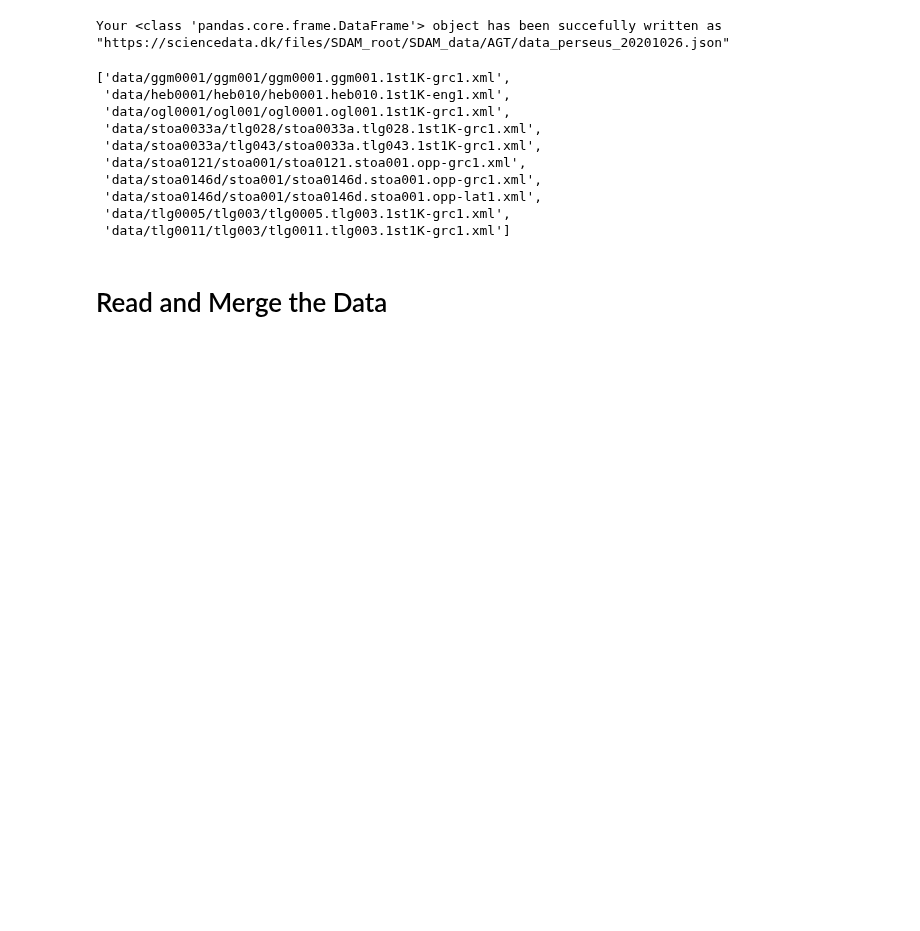
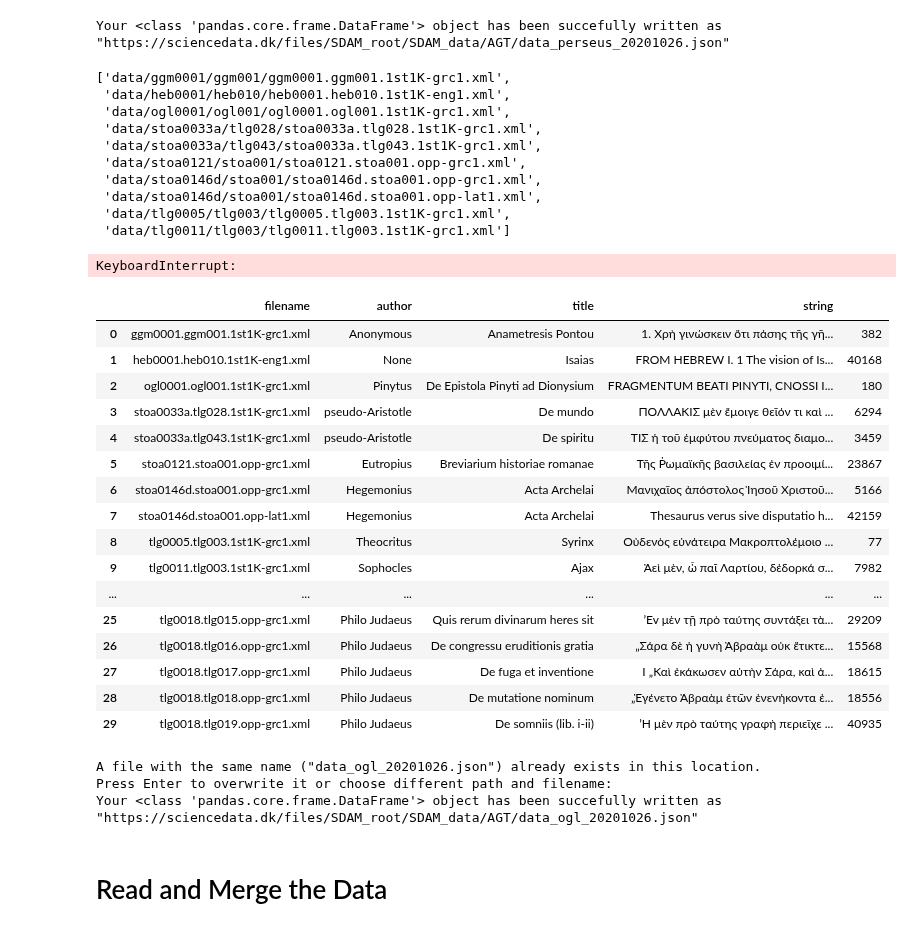
Before and after one commit to sdam-au/LAGT, a Jupyter notebook: scripts/1_DATA-EXTRACTION.ipynb, the cells around one changed output. Cells and saved outputs as stored; diff of their text form; code cells hidden in the pictures; blank space fills up the shorter version.

```diff
--- a/scripts/1_DATA-EXTRACTION.ipynb
+++ b/scripts/1_DATA-EXTRACTION.ipynb
@@ -393,7 +393,6 @@ for filepath in paths_ogl:
             raw_text.append(p.get_text())
         p_string = " ".join(raw_text)
         # extract l string
-        all_l = soup.body.find_all("l")
         raw_text = []
         all_l = soup.body.find_all("l")
         for line in all_l:
@@ -430,11 +429,35 @@ for filepath in paths_ogl:
         title = None
     data.append([filepath.rpartition("/")[2], author, title, string, wordcount])
 print(len(data))
+# %% [output]
+KeyboardInterrupt:
 # %%
-data_ogl = pd.DataFrame(data, columns=["filename", "author", "title", "string", ""])
+data_ogl = pd.DataFrame(data, columns=["filename", "author", "title", "string", "wordcount"])
 data_ogl.head(30)
+# %% [output]
+|  | filename | author | title | string |  |
+| 0 | ggm0001.ggm001.1st1K-grc1.xml | Anonymous | Anametresis Pontou | 1. Χρὴ γινώσκειν ὅτι πάσης τῆς γῆ... | 382 |
+| 1 | heb0001.heb010.1st1K-eng1.xml | None | Isaias | FROM HEBREW I. 1 The vision of Is... | 40168 |
+| 2 | ogl0001.ogl001.1st1K-grc1.xml | Pinytus | De Epistola Pinyti ad Dionysium | FRAGMENTUM BEATI PINYTI, CNOSSI I... | 180 |
+| 3 | stoa0033a.tlg028.1st1K-grc1.xml | pseudo-Aristotle | De mundo | ΠΟΛΛΑΚΙΣ μὲν ἔμοιγε θεῖόν τι καὶ ... | 6294 |
+| 4 | stoa0033a.tlg043.1st1K-grc1.xml | pseudo-Aristotle | De spiritu | ΤΙΣ ἡ τοῦ ἐμφύτου πνεύματος διαμο... | 3459 |
+| 5 | stoa0121.stoa001.opp-grc1.xml | Eutropius | Breviarium historiae romanae | Τῆς Ῥωμαϊκῆς βασιλείας ἐν προοιμί... | 23867 |
+| 6 | stoa0146d.stoa001.opp-grc1.xml | Hegemonius | Acta Archelai | Μανιχαῖος ἀπόστολος Ἰησοῦ Χριστοῦ... | 5166 |
+| 7 | stoa0146d.stoa001.opp-lat1.xml | Hegemonius | Acta Archelai | Thesaurus verus sive disputatio h... | 42159 |
+| 8 | tlg0005.tlg003.1st1K-grc1.xml | Theocritus | Syrinx | Οὐδενὸς εὐνάτειρα Μακροπτολέμοιο ... | 77 |
+| 9 | tlg0011.tlg003.1st1K-grc1.xml | Sophocles | Ajax | Ἀεὶ μὲν, ὦ παῖ Λαρτίου, δἐδορκά σ... | 7982 |
+| ... | ... | ... | ... | ... | ... |
+| 25 | tlg0018.tlg015.opp-grc1.xml | Philo Judaeus | Quis rerum divinarum heres sit | ’Ev μὲν τῇ πρὸ ταύτης συντάξει τὰ... | 29209 |
+| 26 | tlg0018.tlg016.opp-grc1.xml | Philo Judaeus | De congressu eruditionis gratia | „Σάρα δὲ ἡ γυνὴ Ἀβραὰμ οὐκ ἔτικτε... | 15568 |
+| 27 | tlg0018.tlg017.opp-grc1.xml | Philo Judaeus | De fuga et inventione | I „Καὶ ἐκάκωσεν αὐτὴν Σάρα, καὶ ἀ... | 18615 |
+| 28 | tlg0018.tlg018.opp-grc1.xml | Philo Judaeus | De mutatione nominum | „Ἐγένετο Ἀβραὰμ ἐτῶν ἐνενήκοντα ἐ... | 18556 |
+| 29 | tlg0018.tlg019.opp-grc1.xml | Philo Judaeus | De somniis (lib. i‑ii) | ’H μὲν πρὸ ταύτης γραφὴ περιεῖχε ... | 40935 |
 # %%
 sddk.write_file("SDAM_data/AGT/data_ogl_20201026.json", data_ogl, conf)
+# %% [output]
+A file with the same name ("data_ogl_20201026.json") already exists in this location.
+Press Enter to overwrite it or choose different path and filename:
+Your <class 'pandas.core.frame.DataFrame'> object has been succefully written as "https://sciencedata.dk/files/SDAM_root/SDAM_data/AGT/data_ogl_20201026.json"
 # %% [markdown]
 # Read and Merge the Data
 # %%
```
Also changed, not shown: parts of 10 cells of this notebook, 1 other file.
